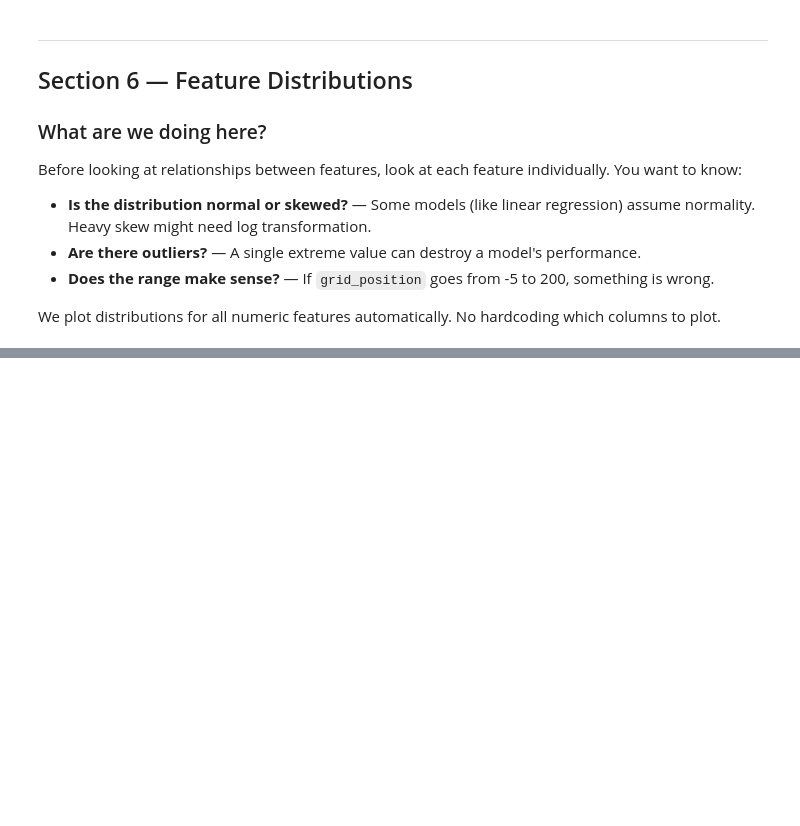
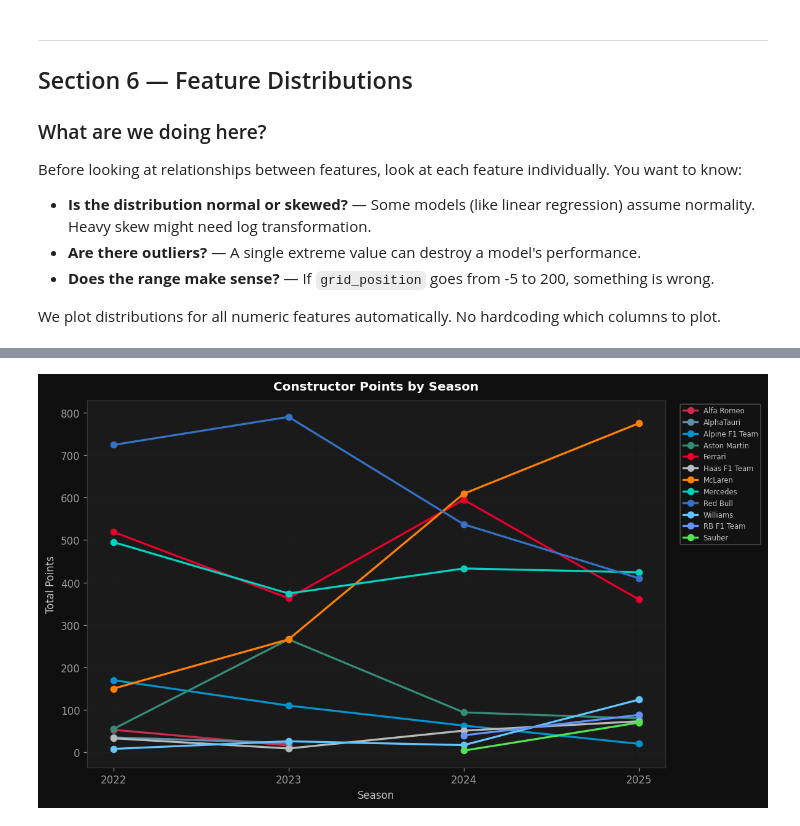
Before and after one commit to JoharR1zvi/F1-race-predictor, a Jupyter notebook: notebooks/02_Exploratory_Data_Analysis.ipynb, the cells around one changed output, grey strips where cells are left out. Cells and saved outputs as stored; diff of their text form; code cells hidden in the pictures; blank space fills up the shorter version.

```diff
--- a/notebooks/02_Exploratory_Data_Analysis.ipynb
+++ b/notebooks/02_Exploratory_Data_Analysis.ipynb
@@ -858,0 +1247,42 @@ Highly skewed features (|skew| > 1.5) — consider log transform in feature engi
+# %%
+# ── Helper: match a constructor name to its colour ────────
+# Why: constructor names aren't always written the same way between
+# API pulls (e.g. 'Red Bull' vs 'Red Bull Racing'). Instead of hardcoding
+# every possible spelling, we check if one name contains the other.
+
+def get_constructor_colour(name):
+    for key, colour in CONSTRUCTOR_COLOURS.items():
+        if key.lower() in name.lower() or name.lower() in key.lower():
+            return colour
+    return '#888888'  # grey fallback for anything unmatched
+
+# ── Points scored per constructor, per season ───────────
+# Why: this tells us who's actually been winning, and whether any
+# team is trending up or down across the 4 years we have.
+
+points_by_constructor_year = (
+    df_clean.groupby(['year', 'constructor_name'])['points']
+            .sum()
+            .reset_index()
+)
+
+fig, ax = plt.subplots(figsize=(10, 6))
+
+for constructor in points_by_constructor_year['constructor_name'].unique():
+    sub = points_by_constructor_year[points_by_constructor_year['constructor_name'] == constructor]
+    ax.plot(sub['year'], sub['points'], marker='o', linewidth=2,
+            color=get_constructor_colour(constructor), label=constructor)
+
+ax.set_xlabel('Season')
+ax.set_ylabel('Total Points')
+ax.set_title('Constructor Points by Season')
+ax.set_xticks(sorted(df_clean['year'].unique()))
+ax.legend(fontsize=7, loc='upper left', bbox_to_anchor=(1.02, 1))
+ax.grid(True, alpha=0.3)
+
+plt.tight_layout()
+plt.savefig(f'{PATHS["plots"]}eda_08_constructor_points_by_season.png', dpi=130, bbox_inches='tight',
+            facecolor=STYLE['bg_dark'])
+plt.show()
+# %% [output]
+[figure, added]
```
Also changed, not shown: parts of 71 cells of this notebook, 40 other files.
